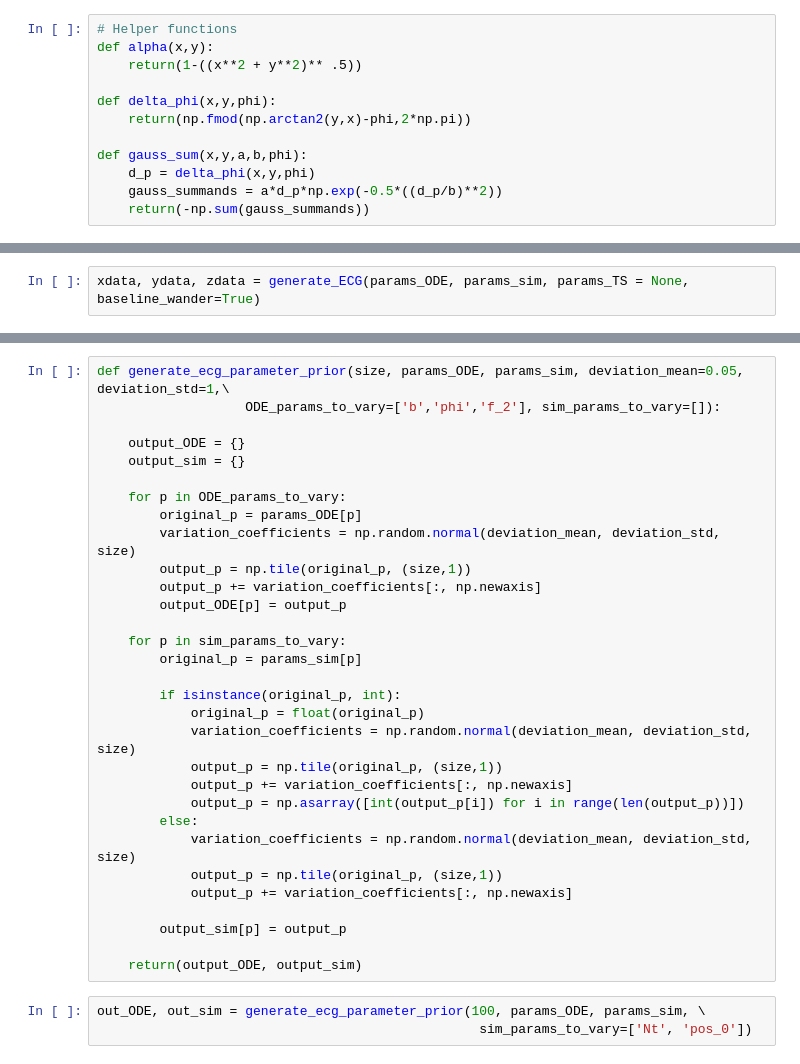
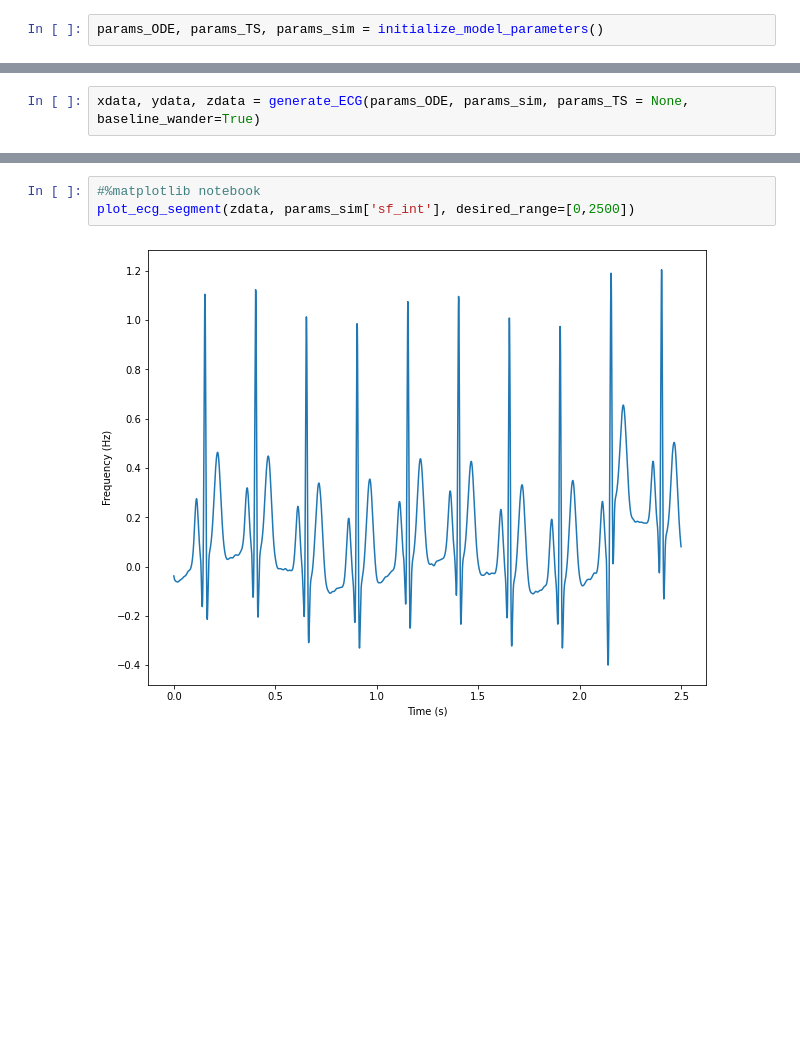
Before and after one commit to stefanradev93/BayesFlow, a Jupyter notebook: docs/source/tutorial_notebooks/ECG_Model.ipynb, the cells around one changed output, grey strips where cells are left out. Cells and saved outputs as stored; diff of their text form; blank space fills up the shorter version.

```diff
--- a/docs/source/tutorial_notebooks/ECG_Model.ipynb
+++ b/docs/source/tutorial_notebooks/ECG_Model.ipynb
@@ -121,12 +116,2 @@ NameError: name 'np' is not defined
-# %%
-# Helper functions
-def alpha(x,y):
-    return(1-((x**2 + y**2)** .5))
-
-def delta_phi(x,y,phi):
-    return(np.fmod(np.arctan2(y,x)-phi,2*np.pi))
-
-def gauss_sum(x,y,a,b,phi):
-    d_p = delta_phi(x,y,phi)
-    gauss_summands = a*d_p*np.exp(-0.5*((d_p/b)**2))
-    return(-np.sum(gauss_summands))
+# %%
+params_ODE, params_TS, params_sim = initialize_model_parameters()
@@ -401,34 +431,5 @@ ax_2d.plot(np.arange(m)*duration/m, zdata)
-# %%
-def generate_ecg_parameter_prior(size, params_ODE, params_sim, deviation_mean=0.05, deviation_std=1,\
-                   ODE_params_to_vary=['b','phi','f_2'], sim_params_to_vary=[]):
-
-    output_ODE = {}
-    output_sim = {}
-
-    for p in ODE_params_to_vary:
-        original_p = params_ODE[p]
-        variation_coefficients = np.random.normal(deviation_mean, deviation_std, size)
-        output_p = np.tile(original_p, (size,1))
-        output_p += variation_coefficients[:, np.newaxis]
-        output_ODE[p] = output_p
-
-    for p in sim_params_to_vary:
-        original_p = params_sim[p]
-
-        if isinstance(original_p, int):
-            original_p = float(original_p)
-            variation_coefficients = np.random.normal(deviation_mean, deviation_std, size)
-            output_p = np.tile(original_p, (size,1))
-            output_p += variation_coefficients[:, np.newaxis]
-            output_p = np.asarray([int(output_p[i]) for i in range(len(output_p))])
-        else:
-            variation_coefficients = np.random.normal(deviation_mean, deviation_std, size)
-            output_p = np.tile(original_p, (size,1))
-            output_p += variation_coefficients[:, np.newaxis]
-
-        output_sim[p] = output_p
-
-    return(output_ODE, output_sim)
-# %%
-out_ODE, out_sim = generate_ecg_parameter_prior(100, params_ODE, params_sim, \
-                                                 sim_params_to_vary=['Nt', 'pos_0'])
+# %%
+#%matplotlib notebook
+plot_ecg_segment(zdata, params_sim['sf_int'], desired_range=[0,2500])
+# %% [output]
+[figure, added]
```
Also changed, not shown: parts of 36 cells of this notebook.
